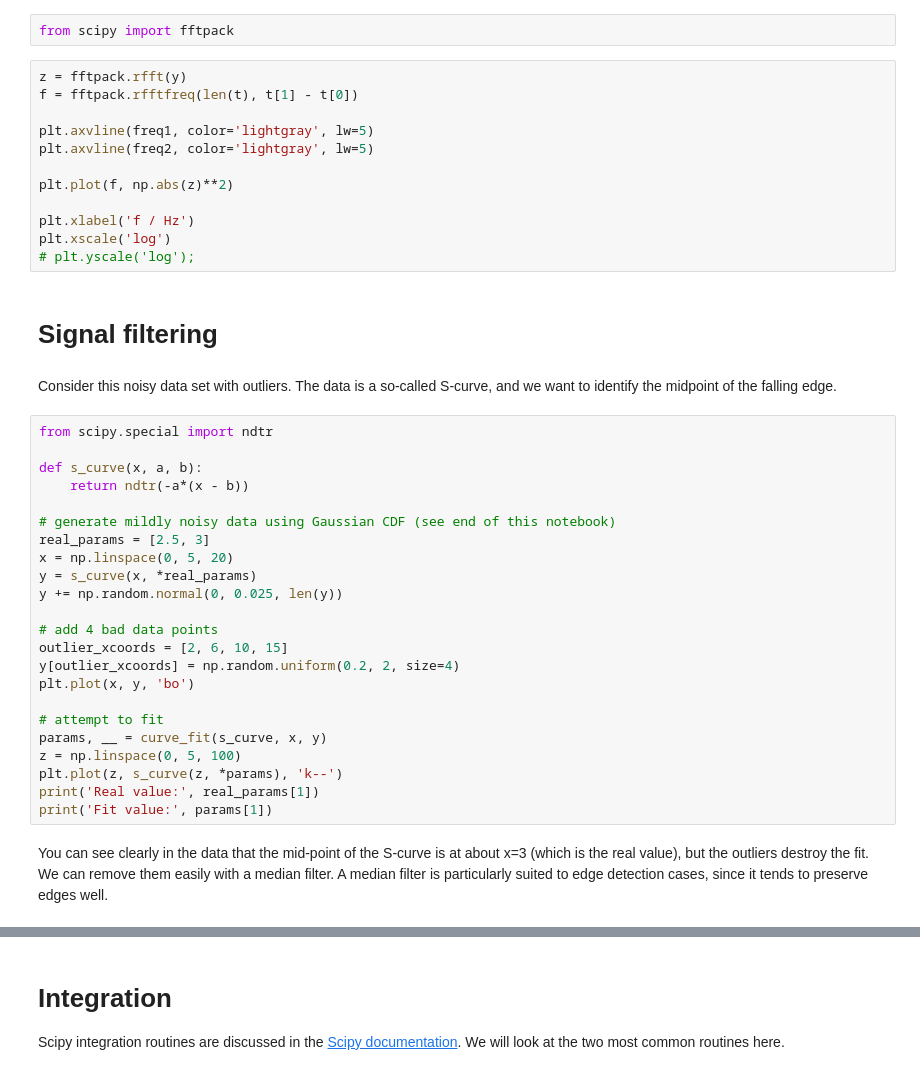
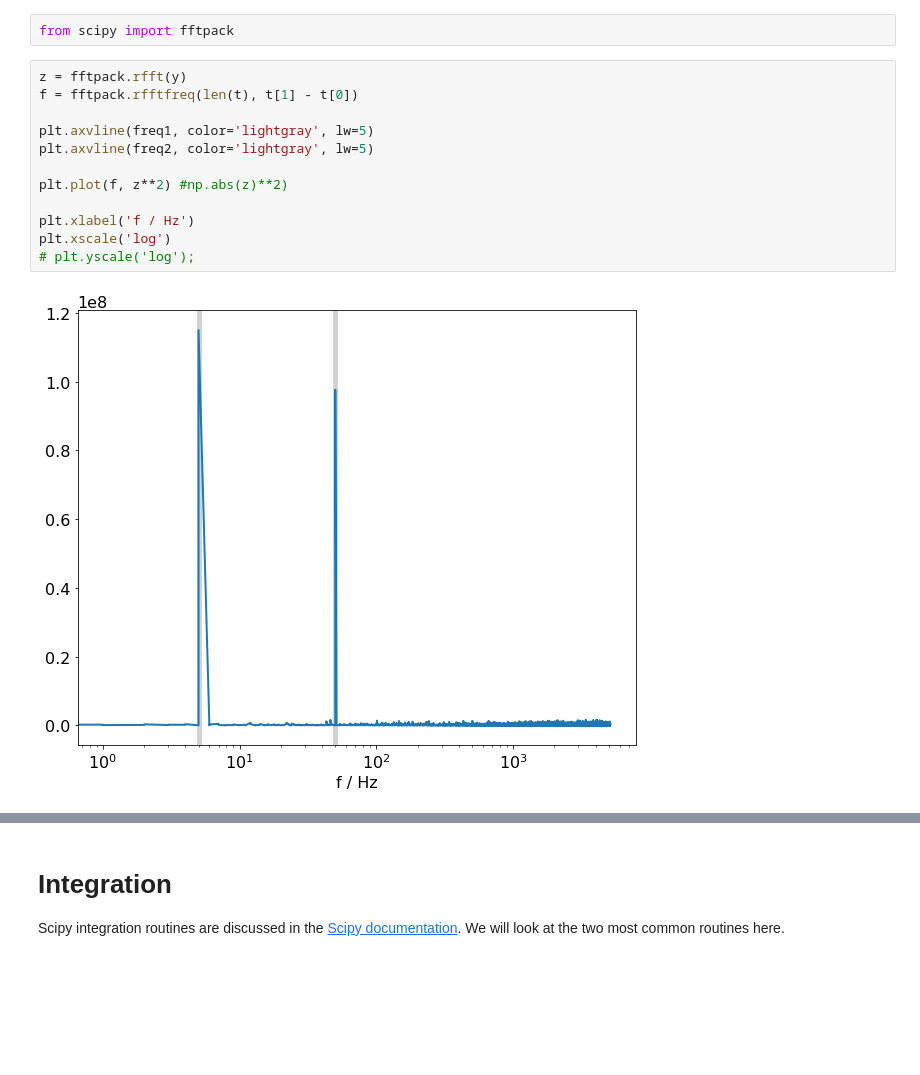
Before and after one commit to ftorradeflot/PythonMasterIFAE, a Jupyter notebook: scipy/scipy.ipynb, the cells around one changed output, grey strips where cells are left out. Cells and saved outputs as stored; diff of their text form; blank space fills up the shorter version.

```diff
--- a/scipy/scipy.ipynb
+++ b/scipy/scipy.ipynb
@@ -416,42 +336,14 @@ from scipy import fftpack
 # %%
 z = fftpack.rfft(y)
 f = fftpack.rfftfreq(len(t), t[1] - t[0])
 
 plt.axvline(freq1, color='lightgray', lw=5)
 plt.axvline(freq2, color='lightgray', lw=5)
 
-plt.plot(f, np.abs(z)**2)
+plt.plot(f, z**2) #np.abs(z)**2)
 
 plt.xlabel('f / Hz')
 plt.xscale('log')
 # plt.yscale('log');
+# %% [output]
+[figure, added]
-# %% [markdown]
-<a id=filtering></a>
-# Signal filtering
-# %% [markdown]
-Consider this noisy data set with outliers. The data is a so-called S-curve, and we want to identify the midpoint of the falling edge.
-# %%
-from scipy.special import ndtr
-
-def s_curve(x, a, b):
-    return ndtr(-a*(x - b))
-
-# generate mildly noisy data using Gaussian CDF (see end of this notebook)
-real_params = [2.5, 3]
-x = np.linspace(0, 5, 20)
-y = s_curve(x, *real_params)
-y += np.random.normal(0, 0.025, len(y))
-
-# add 4 bad data points
-outlier_xcoords = [2, 6, 10, 15]
-y[outlier_xcoords] = np.random.uniform(0.2, 2, size=4)
-plt.plot(x, y, 'bo')
-
-# attempt to fit
-params, __ = curve_fit(s_curve, x, y)
-z = np.linspace(0, 5, 100)
-plt.plot(z, s_curve(z, *params), 'k--')
-print('Real value:', real_params[1])
-print('Fit value:', params[1])
-# %% [markdown]
-You can see clearly in the data that the mid-point of the S-curve is at about x=3 (which is the real value), but the outliers destroy the fit. We can remove them easily with a median filter. A median filter is particularly suited to edge detection cases, since it tends to preserve edges well.
```
Also changed, not shown: parts of 43 cells of this notebook.
